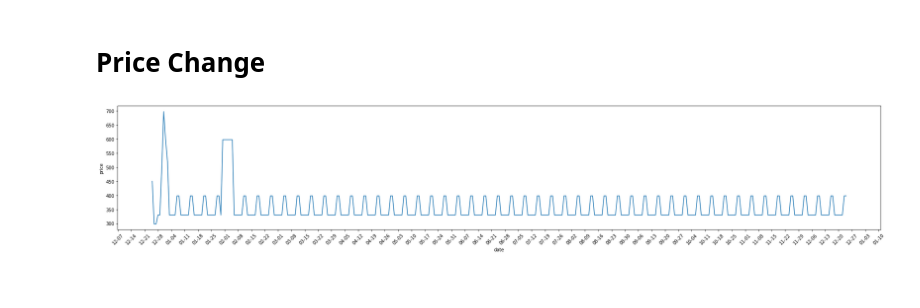
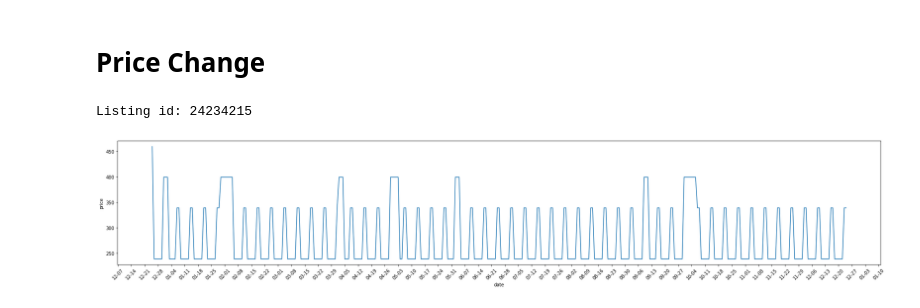
Before and after one commit to anqi-guo/udacity-dsnd-project1, a Jupyter notebook: calendar.ipynb, the cells around one changed output. Drawn from its saved outputs; the diff is of its cells as text; code cells hidden in the pictures.

```diff
--- a/calendar.ipynb
+++ b/calendar.ipynb
@@ -46,22 +46,25 @@ df.sort_values(by=['listing_id', 'date'], inplace=True)
 # Price Change
 # %%
 import random
-
-listing_id = random.choice(df['listing_id'].unique())
-data = df.query(f'listing_id == {listing_id}')
-
 import matplotlib.pyplot as plt
 import matplotlib.dates as md
 import seaborn as sns
 
-fig, ax = plt.subplots(figsize = (30, 5))
-sns.lineplot(data=data, x='date', y='price');
+def draw_price_change(listing_id):
+  print(f'Listing id: {listing_id}')
+  data = df.query(f'listing_id == {listing_id}')
+  fig, ax = plt.subplots(figsize = (30, 5))
+  sns.lineplot(data=data, x='date', y='price');
 
-# specify the position of the major ticks at the beginning of the week
-ax.xaxis.set_major_locator(md.WeekdayLocator(byweekday = 1));
-# specify the format of the labels as 'year-month-day'
-ax.xaxis.set_major_formatter(md.DateFormatter('%m-%d'));
-# (optional) rotate by 90° the labels in order to improve their spacing
-plt.setp(ax.xaxis.get_majorticklabels(), rotation = 45);
+  # specify the position of the major ticks at the beginning of the week
+  ax.xaxis.set_major_locator(md.WeekdayLocator(byweekday = 1));
+  # specify the format of the labels as 'year-month-day'
+  ax.xaxis.set_major_formatter(md.DateFormatter('%m-%d'));
+  # (optional) rotate by 90° the labels in order to improve their spacing
+  plt.setp(ax.xaxis.get_majorticklabels(), rotation = 45);
-# %% [output]
-[figure, removed]
+# %%
+listing_id = random.choice(df['listing_id'].unique())
+draw_price_change(listing_id)
+# %% [output]
+Listing id: 24234215
+[figure, added]
```
Also changed, not shown: parts of 4 cells of this notebook.
